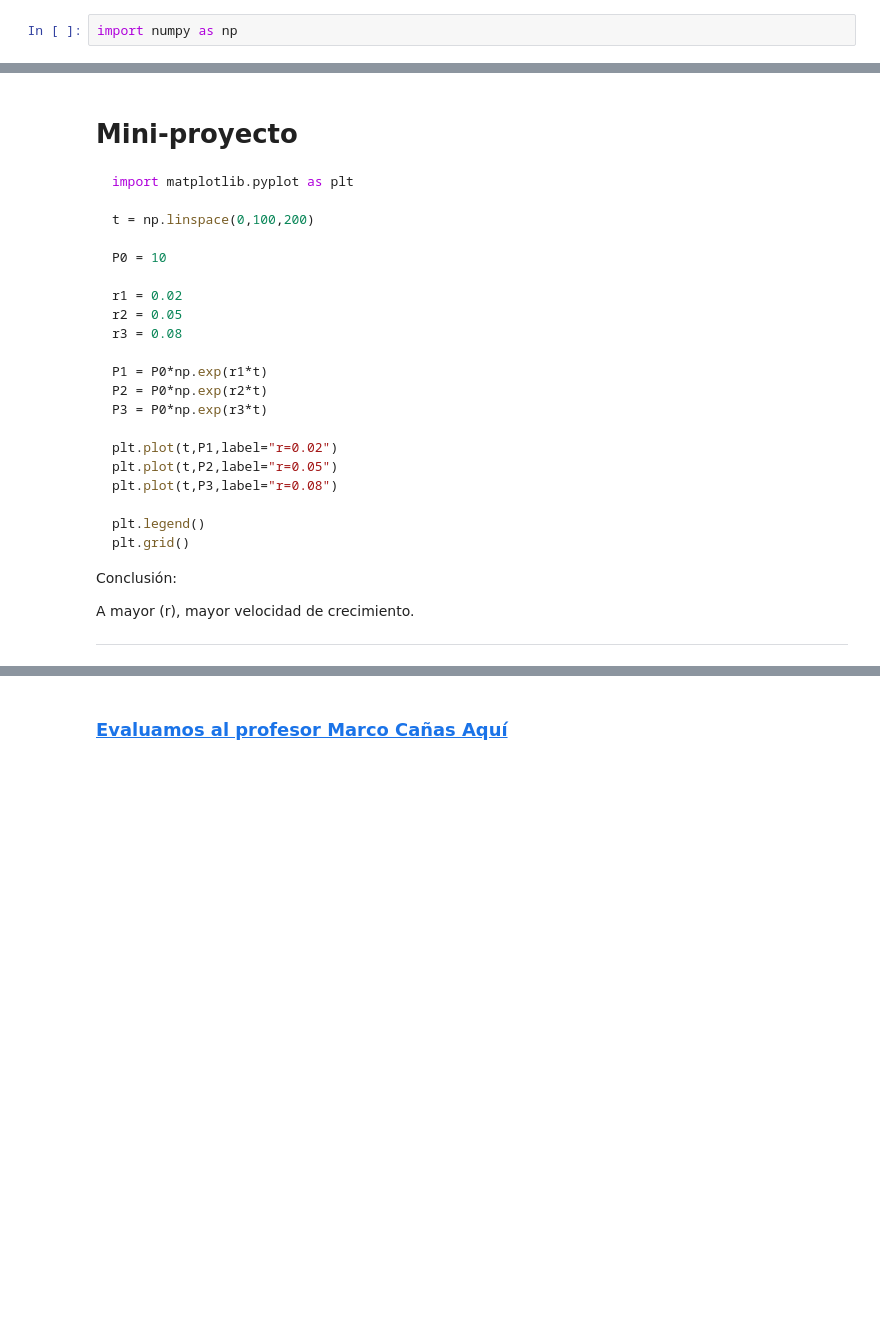
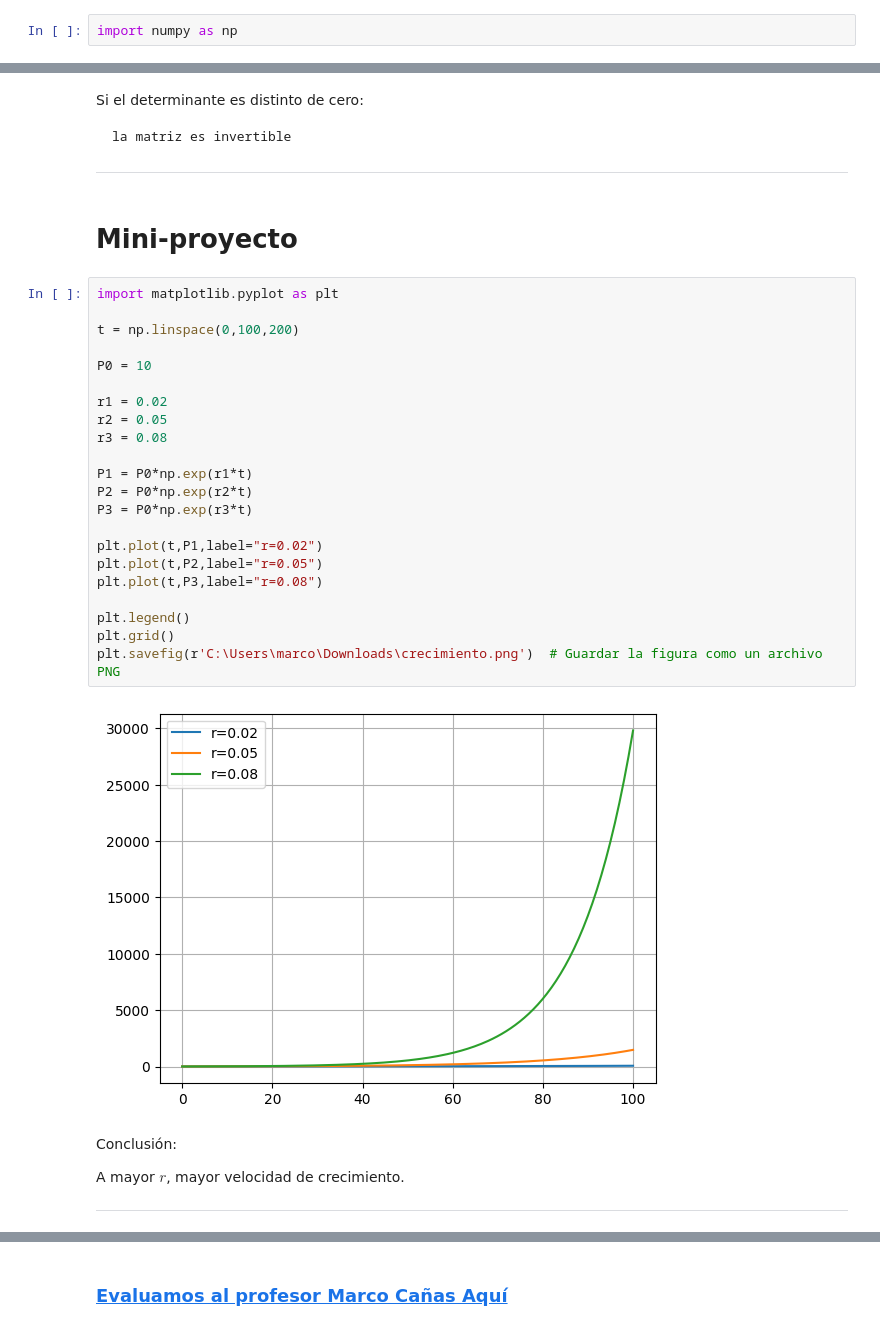
Before and after one commit to marco-canas/fundamentos_de_programacion, a Jupyter notebook: clases/unidad4/10_chapter.ipynb, the cells around one changed output, grey strips where cells are left out. Drawn from its saved outputs; the diff is of its cells as text; blank space fills up the shorter version.

````diff
--- a/clases/unidad4/10_chapter.ipynb
+++ b/clases/unidad4/10_chapter.ipynb
@@ -2004,35 +1911,46 @@ la matriz es invertible
+# %% [markdown]
+
+Si el determinante es distinto de cero:
+
+```
+la matriz es invertible
+```
+
+---
 # %% [markdown]
 
 # Mini-proyecto
-
-```python
-import matplotlib.pyplot as plt
-
-t = np.linspace(0,100,200)
-
-P0 = 10
-
-r1 = 0.02
-r2 = 0.05
-r3 = 0.08
-
-P1 = P0*np.exp(r1*t)
-P2 = P0*np.exp(r2*t)
-P3 = P0*np.exp(r3*t)
-
-plt.plot(t,P1,label="r=0.02")
-plt.plot(t,P2,label="r=0.05")
-plt.plot(t,P3,label="r=0.08")
-
-plt.legend()
-plt.grid()
-```
-
-Conclusión:
-
-A mayor (r), mayor velocidad de crecimiento.
-
----
+# %%
+import matplotlib.pyplot as plt
+
+t = np.linspace(0,100,200)
+
+P0 = 10
+
+r1 = 0.02
+r2 = 0.05
+r3 = 0.08
+
+P1 = P0*np.exp(r1*t)
+P2 = P0*np.exp(r2*t)
+P3 = P0*np.exp(r3*t)
+
+plt.plot(t,P1,label="r=0.02")
+plt.plot(t,P2,label="r=0.05")
+plt.plot(t,P3,label="r=0.08")
+
+plt.legend()
+plt.grid()
+plt.savefig(r'C:\Users\marco\Downloads\crecimiento.png')  # Guardar la figura como un archivo PNG
+# %% [output]
+[figure, added]
+# %% [markdown]
+
+Conclusión:
+
+A mayor $r$, mayor velocidad de crecimiento.
+
+---
 # %% [markdown]
 
 # Comentario pedagógico para el profesor
````
Also changed, not shown: parts of 292 cells of this notebook, 2 other files.
